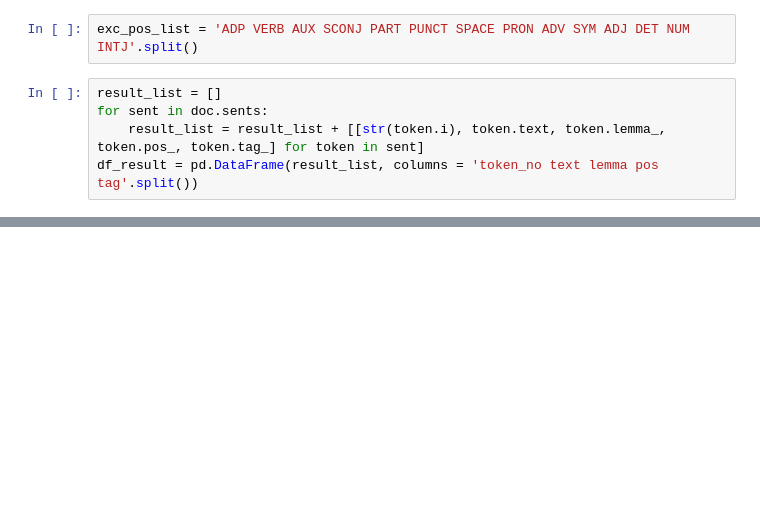
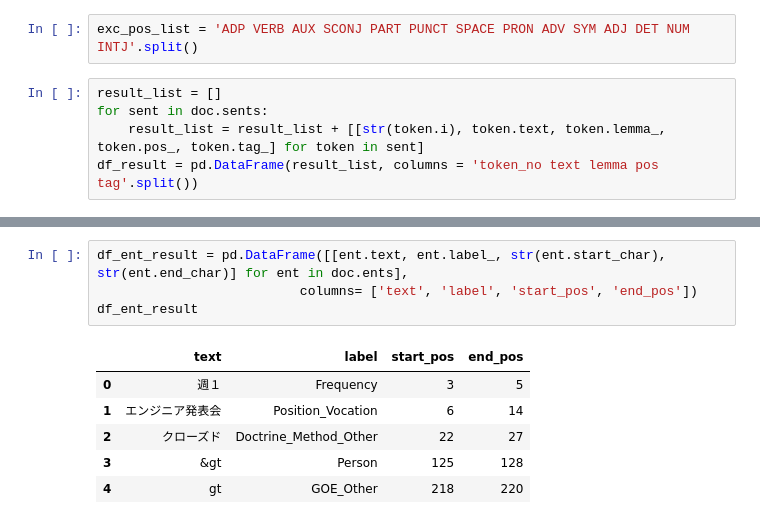
Before and after one commit to data-learning-guild/semantic-mediawiki-page-creation, a Jupyter notebook: nlp-notebooks/ginza-test.ipynb, the cells around one changed output, grey strips where cells are left out. Saved outputs shown, nothing was run; the diff lists cells and outputs as text; blank space fills up the shorter version.

```diff
--- a/nlp-notebooks/ginza-test.ipynb
+++ b/nlp-notebooks/ginza-test.ipynb
@@ -157,0 +209,11 @@ displacy.render(doc, style="ent", options=options, jupyter=True)
+# %%
+df_ent_result = pd.DataFrame([[ent.text, ent.label_, str(ent.start_char), str(ent.end_char)] for ent in doc.ents],
+                          columns= ['text', 'label', 'start_pos', 'end_pos'])
+df_ent_result
+# %% [output]
+|  | text | label | start_pos | end_pos |
+| 0 | 週１ | Frequency | 3 | 5 |
+| 1 | エンジニア発表会 | Position_Vocation | 6 | 14 |
+| 2 | クローズド | Doctrine_Method_Other | 22 | 27 |
+| 3 | &gt | Person | 125 | 128 |
+| 4 | gt | GOE_Other | 218 | 220 |
```
Also changed, not shown: parts of 23 cells of this notebook, 1 other file.
